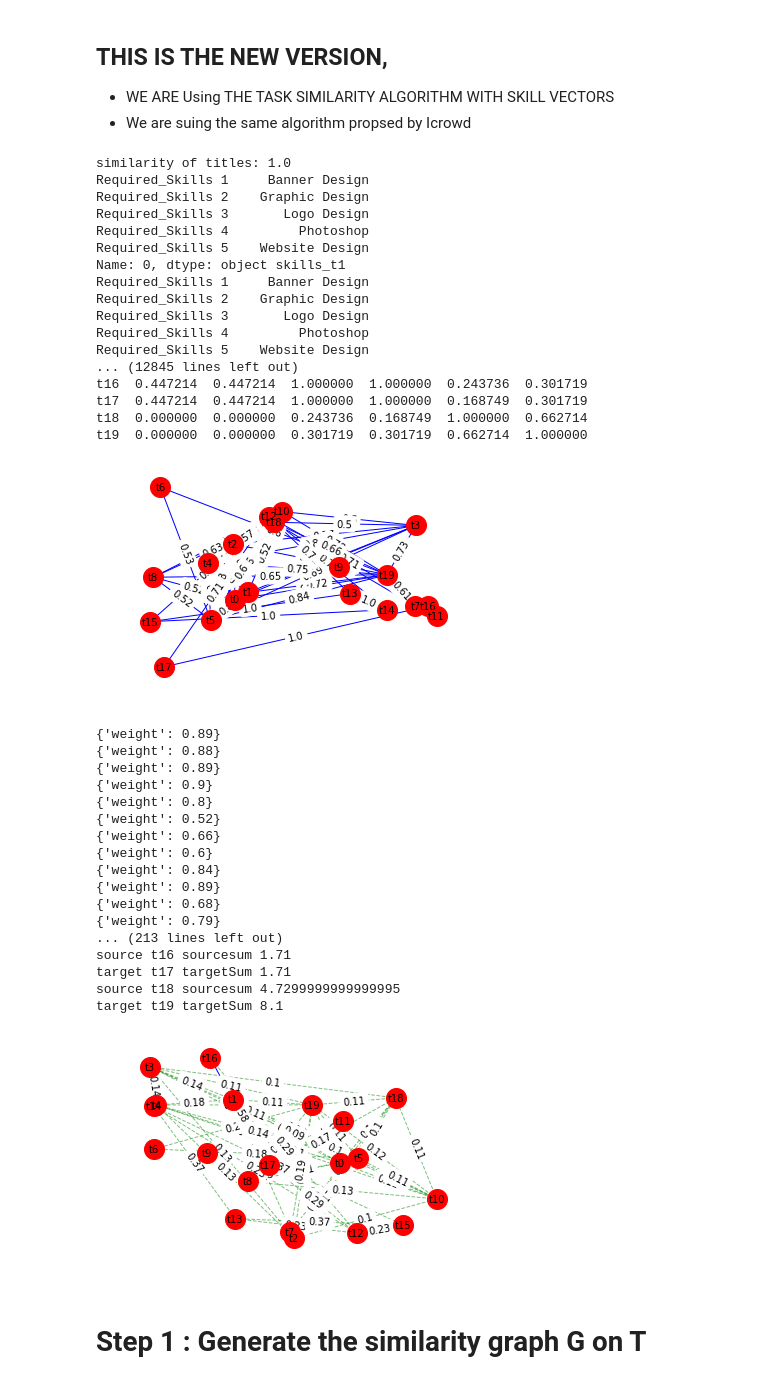
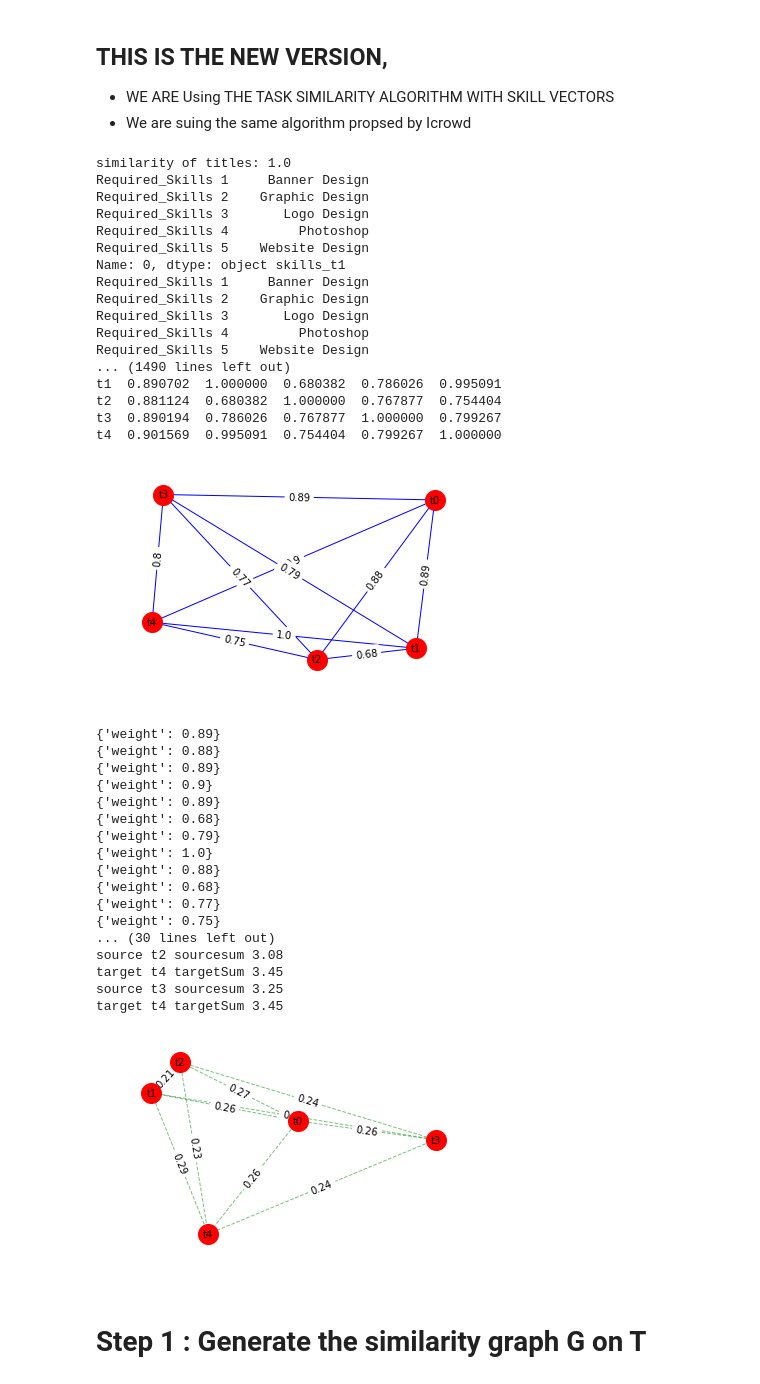
Before and after one commit to NarrativeEconomics/QualityControlCrowdsourcing, a Jupyter notebook: Offline_Worker_Accuracy_Estimation.ipynb, the cells around one changed output. Saved outputs shown, nothing was run; the diff lists cells and outputs as text; code cells hidden in the pictures.

```diff
--- a/Offline_Worker_Accuracy_Estimation.ipynb
+++ b/Offline_Worker_Accuracy_Estimation.ipynb
@@ -13,58 +13,58 @@ import numpy as np
 import pandas as pd
 import networkx as nx
 import xarray as xr
 
 
 def GraphEstimatorBuilder():
     miu = 0.0001
     simThreshold = 0.5
-    no_task = 20
+    no_task = 5
     Graph = computeSimilarityGraph(simThreshold, no_task)
     Graph_drawing(Graph)
     Norm_Graph = NormalizeTheGraph(Graph)
     Graph_drawing(Norm_Graph)
     ppr  = simToPPVs(Norm_Graph, miu)
     PPVs = ppr
     PPVs.to_csv('C:/Users/Arwa/Desktop/datasets/Ex2/PPVs.csv')
 
 GraphEstimatorBuilder()
 # %% [output]
 similarity of titles: 1.0
 Required_Skills 1     Banner Design
 Required_Skills 2    Graphic Design
 Required_Skills 3       Logo Design
 Required_Skills 4         Photoshop
 Required_Skills 5    Website Design
 Name: 0, dtype: object skills_t1
 Required_Skills 1     Banner Design
 Required_Skills 2    Graphic Design
 Required_Skills 3       Logo Design
 Required_Skills 4         Photoshop
 Required_Skills 5    Website Design
-... (12845 lines left out)
-t16  0.447214  0.447214  1.000000  1.000000  0.243736  0.301719
-t17  0.447214  0.447214  1.000000  1.000000  0.168749  0.301719
-t18  0.000000  0.000000  0.243736  0.168749  1.000000  0.662714
-t19  0.000000  0.000000  0.301719  0.301719  0.662714  1.000000
+... (1490 lines left out)
+t1  0.890702  1.000000  0.680382  0.786026  0.995091
+t2  0.881124  0.680382  1.000000  0.767877  0.754404
+t3  0.890194  0.786026  0.767877  1.000000  0.799267
+t4  0.901569  0.995091  0.754404  0.799267  1.000000
-[figure, old version]
+[figure, new version]
 {'weight': 0.89}
 {'weight': 0.88}
 {'weight': 0.89}
 {'weight': 0.9}
-{'weight': 0.8}
-{'weight': 0.52}
-{'weight': 0.66}
-{'weight': 0.6}
-{'weight': 0.84}
 {'weight': 0.89}
 {'weight': 0.68}
 {'weight': 0.79}
-... (213 lines left out)
-source t16 sourcesum 1.71
-target t17 targetSum 1.71
-source t18 sourcesum 4.7299999999999995
-target t19 targetSum 8.1
+{'weight': 1.0}
+{'weight': 0.88}
+{'weight': 0.68}
+{'weight': 0.77}
+{'weight': 0.75}
+... (30 lines left out)
+source t2 sourcesum 3.08
+target t4 targetSum 3.45
+source t3 sourcesum 3.25
+target t4 targetSum 3.45
-[figure, old version]
+[figure, new version]
 # %% [markdown]
 # Step 1 : Generate the similarity graph G on T
 # %%
```
Also changed, not shown: parts of 4 cells of this notebook.
